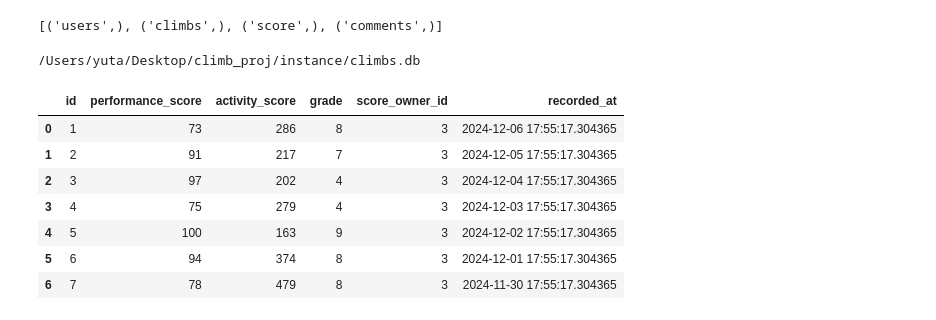
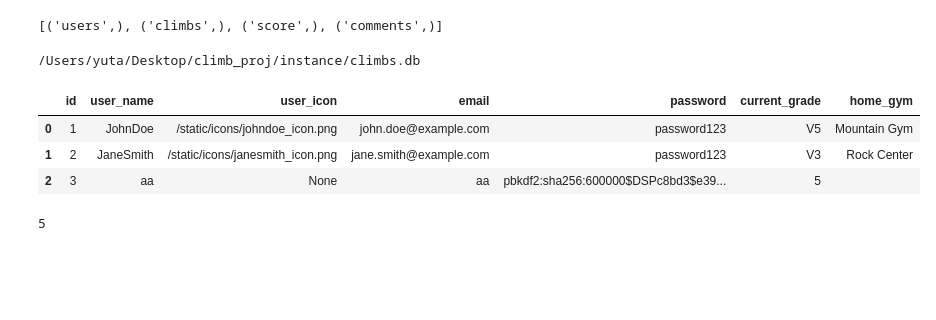
Before and after one commit to TOTO-TOILET/climb_log, a Jupyter notebook: data.ipynb, the cells around one changed output. Cells and saved outputs as stored; diff of their text form; code cells hidden in the pictures; blank space fills up the shorter version.

```diff
--- a/data.ipynb
+++ b/data.ipynb
@@ -18,26 +206,24 @@ print(os.path.abspath(db_path))
 # %% [output]
 /Users/yuta/Desktop/climb_proj/instance/climbs.db
 # %%
-query_climb = 'SELECT * FROM climbs'
-climbs_df = pd.read_sql_query(query_climb, connection)
-climbs_df
+class DataFrame:
+    def __init__(self):
+        query_climb = 'SELECT * FROM climbs'
+        self.climbs_df = pd.read_sql_query(query_climb, connection)
 
-query_user = 'SELECT * FROM users'
-user_df = pd.read_sql_query(query_user, connection)
-user_df
+        query_user = 'SELECT * FROM users'
+        self.user_df = pd.read_sql_query(query_user, connection)
 
-query_score = 'SELECT * FROM score'
-score_df = pd.read_sql_query(query_score, connection)
-score_df
+        query_score = 'SELECT * FROM score'
+        self.score_df = pd.read_sql_query(query_score, connection)
+
+df = DataFrame()
+df.user_df
 # %% [output]
-|  | id | performance_score | activity_score | grade | score_owner_id | recorded_at |
-| 0 | 1 | 73 | 286 | 8 | 3 | 2024-12-06 17:55:17.304365 |
-| 1 | 2 | 91 | 217 | 7 | 3 | 2024-12-05 17:55:17.304365 |
-| 2 | 3 | 97 | 202 | 4 | 3 | 2024-12-04 17:55:17.304365 |
-| 3 | 4 | 75 | 279 | 4 | 3 | 2024-12-03 17:55:17.304365 |
-| 4 | 5 | 100 | 163 | 9 | 3 | 2024-12-02 17:55:17.304365 |
-| 5 | 6 | 94 | 374 | 8 | 3 | 2024-12-01 17:55:17.304365 |
-| 6 | 7 | 78 | 479 | 8 | 3 | 2024-11-30 17:55:17.304365 |
+|  | id | user_name | user_icon | email | password | current_grade | home_gym |
+| 0 | 1 | JohnDoe | /static/icons/johndoe_icon.png | john.doe@example.com | password123 | V5 | Mountain Gym |
+| 1 | 2 | JaneSmith | /static/icons/janesmith_icon.png | jane.smith@example.com | password123 | V3 | Rock Center |
+| 2 | 3 | aa | None | aa | pbkdf2:sha256:600000$DSPc8bd3$e39... | 5 |  |
 # %%
 # this returns today's climbing activity of user with specified id
 def excercise_today(id):
@@ -54,9 +241,12 @@ def excercise_today(id):
 # %%
 # this returns max_grade of the user with specified id
 def user_max(id):
-    user_detail = user_df[user_df.id == id]
+    df = DataFrame()
+    user_detail = df.user_df[df.user_df.id == id]
     return int(user_detail.current_grade)
 
-# user_max(3)
+user_max(3)
+# %% [output]
+5
 # %%
 # this returns performance score based solely on the attempt number and the grade which is before being refined to the final score
```
Also changed, not shown: parts of 12 cells of this notebook, 1 other file.
